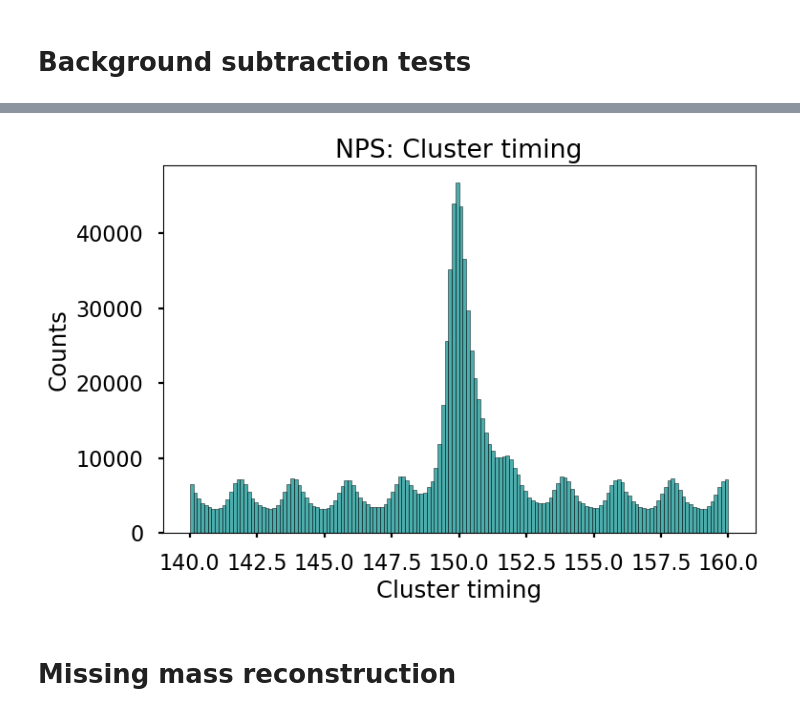
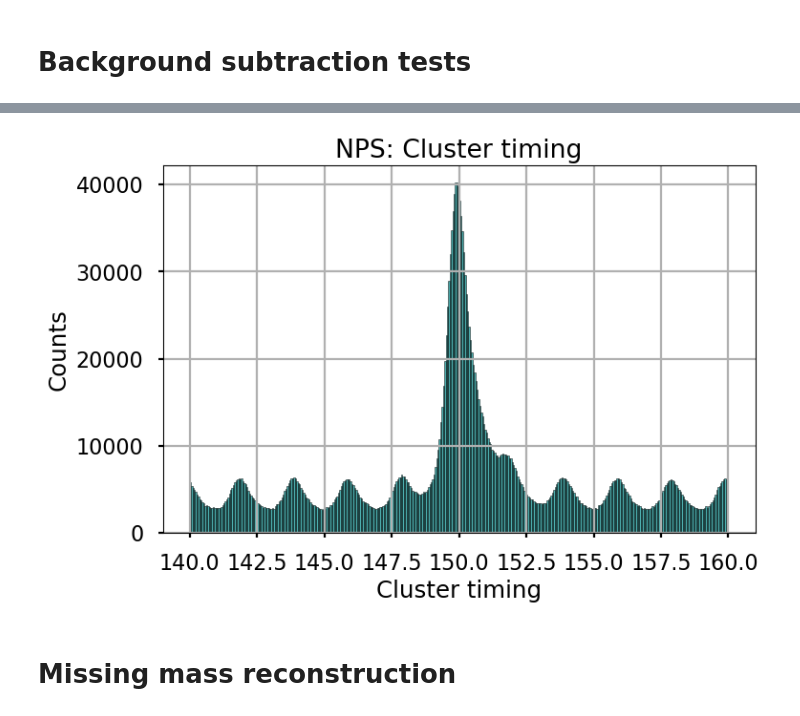
Before and after one commit to avnishphy/nps_analysis, a Jupyter notebook: pi0_analysis/exclusive_pi0.ipynb, the cells around one changed output, grey strips where cells are left out. Saved outputs shown, nothing was run; the diff lists cells and outputs as text; code cells hidden in the pictures.

```diff
--- a/pi0_analysis/exclusive_pi0.ipynb
+++ b/pi0_analysis/exclusive_pi0.ipynb
@@ -708,15 +728,3 @@ Fitted Mean: nan GeV
 Fitted Std Dev: nan GeV
 # %% [markdown]
 # Background subtraction tests
-# %%
-# Load skimmed data file
-file_path = "/home/ubuntu/nps_analysis/pi0_analysis/data/nps_hms_coin_skimmed_4487.root"
-tree = uproot.open(file_path)["T"]
-
-# Load branches
-branches = tree.arrays([
-    "T.hms.hEDTM_tdcTimeRaw", "T.hms.hTRIG4_tdcTimeRaw", "H.cal.etot", "H.cal.etotnorm",
-    "H.cer.npeSum", "H.gtr.dp", "H.gtr.th", "H.gtr.ph", "H.gtr.y", "H.gtr.p",
-    "H.gtr.px", "H.gtr.py", "H.gtr.pz", "H.gtr.x", "H.gtr.y", "NPS.cal.nclust", "NPS.cal.clusE",
-    "NPS.cal.clusX", "NPS.cal.clusY", "NPS.cal.clusT"
-])
@@ -770,14 +997,15 @@ plt.show()
 # %%
 # includes all the cluster instances associated to the events.
 
 plt.figure(figsize=(8,5))
-plt.hist(clusT, bins=150, range=(140,160), color="darkcyan", edgecolor="black", alpha=0.7)
+plt.hist(clusT, bins=400, density=False, range=(140,160), color="darkcyan", edgecolor="black", alpha=0.7)
 plt.xlabel("Cluster timing")
 plt.ylabel("Counts")
 plt.title("NPS: Cluster timing")
+plt.grid(True)
 plt.show()
 # %% [output]
-[figure, old version]
+[figure, new version]
 # %% [markdown]
 # Missing mass reconstruction
 # %% [markdown]
```
Also changed, not shown: parts of 32 cells of this notebook, 7 other files.
